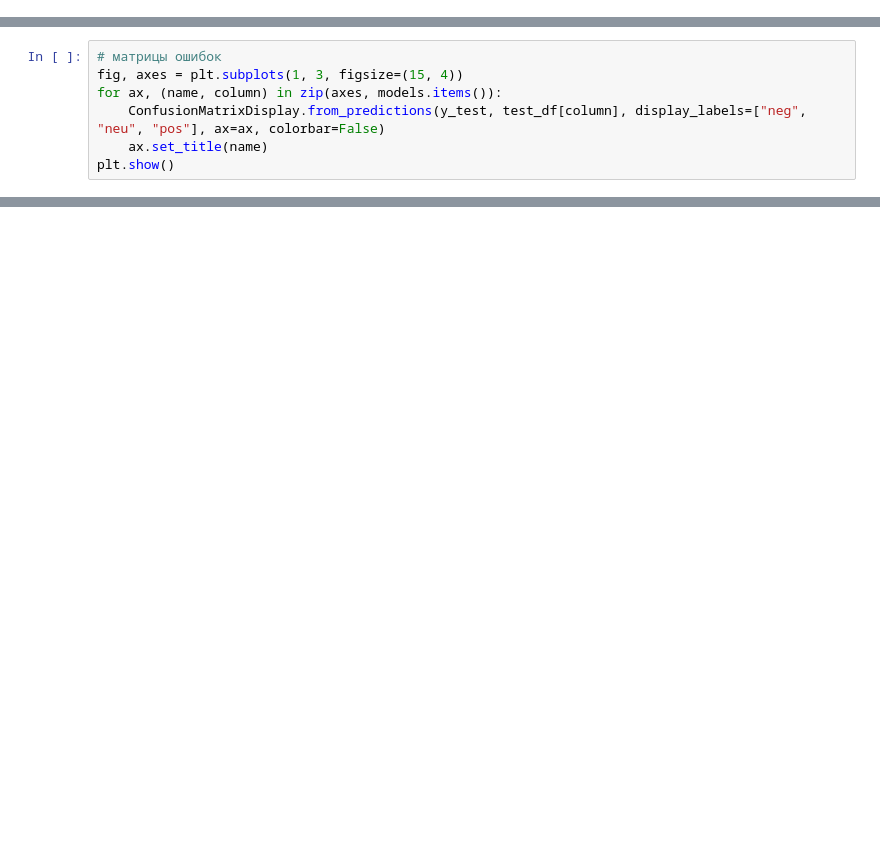
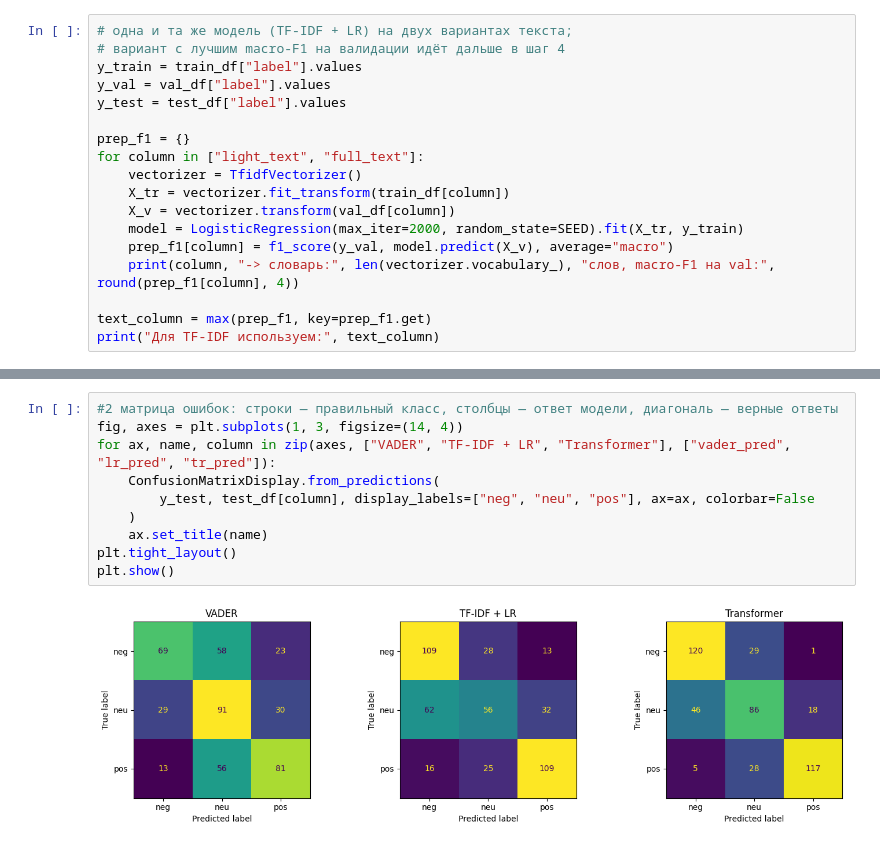
Before and after one commit to DIas-code/AITU, a Jupyter notebook: Programing for data analysis/assignment3/assignmnet3.ipynb, the cells around one changed output, grey strips where cells are left out. Cells and saved outputs as stored; diff of their text form; blank space fills up the shorter version.

```diff
--- a/Programing for data analysis/assignment3/assignmnet3.ipynb
+++ b/Programing for data analysis/assignment3/assignmnet3.ipynb
@@ -176,0 +152,18 @@ print("VADER на тесте: accuracy =", round(accuracy_score(test_df["label"]
+# %%
+# одна и та же модель (TF-IDF + LR) на двух вариантах текста;
+# вариант с лучшим macro-F1 на валидации идёт дальше в шаг 4
+y_train = train_df["label"].values
+y_val = val_df["label"].values
+y_test = test_df["label"].values
+
+prep_f1 = {}
+for column in ["light_text", "full_text"]:
+    vectorizer = TfidfVectorizer()
+    X_tr = vectorizer.fit_transform(train_df[column])
+    X_v = vectorizer.transform(val_df[column])
+    model = LogisticRegression(max_iter=2000, random_state=SEED).fit(X_tr, y_train)
+    prep_f1[column] = f1_score(y_val, model.predict(X_v), average="macro")
+    print(column, "-> словарь:", len(vectorizer.vocabulary_), "слов, macro-F1 на val:", round(prep_f1[column], 4))
+
+text_column = max(prep_f1, key=prep_f1.get)
+print("Для TF-IDF используем:", text_column)
@@ -259,7 +303,0 @@ pd.DataFrame(rows).round(4)
-# %%
-# матрицы ошибок
-fig, axes = plt.subplots(1, 3, figsize=(15, 4))
-for ax, (name, column) in zip(axes, models.items()):
-    ConfusionMatrixDisplay.from_predictions(y_test, test_df[column], display_labels=["neg", "neu", "pos"], ax=ax, colorbar=False)
-    ax.set_title(name)
-plt.show()
@@ -297,0 +339,12 @@ wrong[["text", "label", "vader_pred", "lr_pred", "tr_pred"]].sample(n=10, random
+# %%
+#2 матрица ошибок: строки — правильный класс, столбцы — ответ модели, диагональ — верные ответы
+fig, axes = plt.subplots(1, 3, figsize=(14, 4))
+for ax, name, column in zip(axes, ["VADER", "TF-IDF + LR", "Transformer"], ["vader_pred", "lr_pred", "tr_pred"]):
+    ConfusionMatrixDisplay.from_predictions(
+        y_test, test_df[column], display_labels=["neg", "neu", "pos"], ax=ax, colorbar=False
+    )
+    ax.set_title(name)
+plt.tight_layout()
+plt.show()
+# %% [output]
+[figure, added]
```
Also changed, not shown: parts of 130 cells of this notebook.
